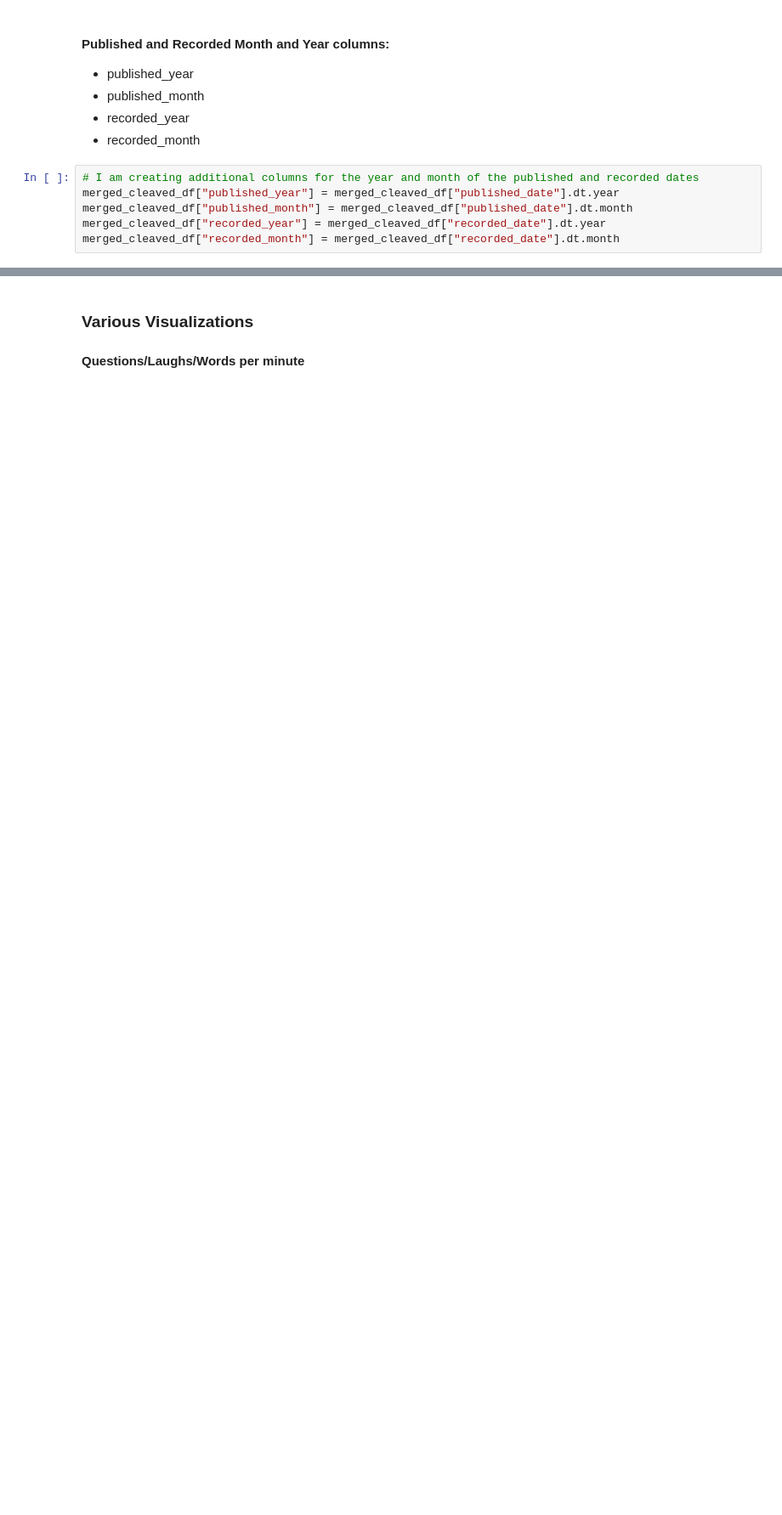
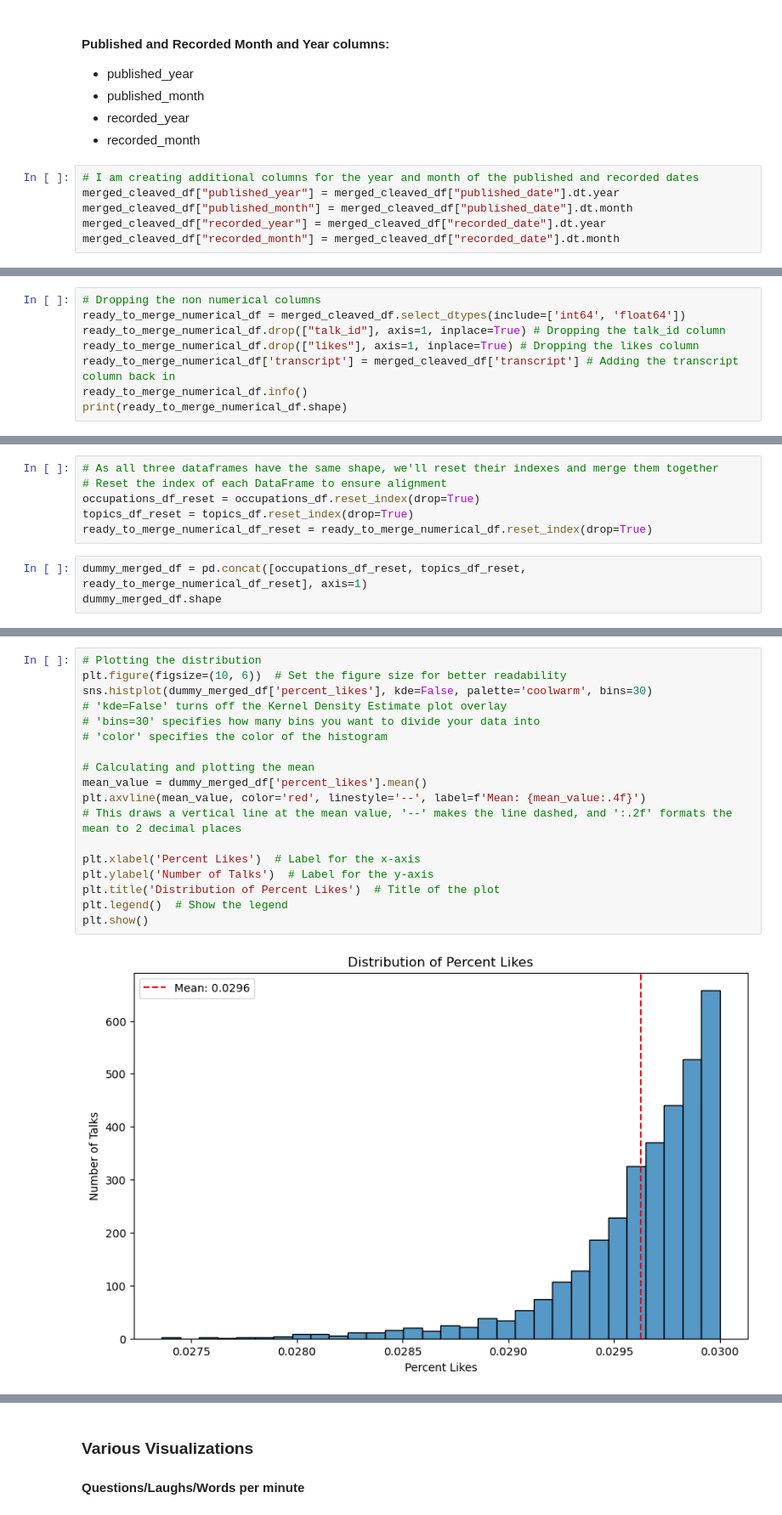
Before and after one commit to drewe4point0/Capstone-Quantifying-Good-Speeches-, a Jupyter notebook: Notebooks/Ted Dataset (with Transcripts).ipynb, the cells around one changed output, grey strips where cells are left out. Shown at 85% size. Cells and saved outputs as stored; diff of their text form; blank space fills up the shorter version.

```diff
--- a/Notebooks/Ted Dataset (with Transcripts).ipynb
+++ b/Notebooks/Ted Dataset (with Transcripts).ipynb
@@ -897,0 +865,8 @@ merged_cleaved_df["recorded_month"] = merged_cleaved_df["recorded_date"].dt.mont
+# %%
+# Dropping the non numerical columns
+ready_to_merge_numerical_df = merged_cleaved_df.select_dtypes(include=['int64', 'float64'])
+ready_to_merge_numerical_df.drop(["talk_id"], axis=1, inplace=True) # Dropping the talk_id column
+ready_to_merge_numerical_df.drop(["likes"], axis=1, inplace=True) # Dropping the likes column
+ready_to_merge_numerical_df['transcript'] = merged_cleaved_df['transcript'] # Adding the transcript column back in
+ready_to_merge_numerical_df.info()
+print(ready_to_merge_numerical_df.shape)
@@ -897,0 +902,9 @@ merged_cleaved_df["recorded_month"] = merged_cleaved_df["recorded_date"].dt.mont
+# %%
+# As all three dataframes have the same shape, we'll reset their indexes and merge them together
+# Reset the index of each DataFrame to ensure alignment
+occupations_df_reset = occupations_df.reset_index(drop=True)
+topics_df_reset = topics_df.reset_index(drop=True)
+ready_to_merge_numerical_df_reset = ready_to_merge_numerical_df.reset_index(drop=True)
+# %%
+dummy_merged_df = pd.concat([occupations_df_reset, topics_df_reset, ready_to_merge_numerical_df_reset], axis=1)
+dummy_merged_df.shape
@@ -897,0 +919,20 @@ merged_cleaved_df["recorded_month"] = merged_cleaved_df["recorded_date"].dt.mont
+# %%
+# Plotting the distribution
+plt.figure(figsize=(10, 6))  # Set the figure size for better readability
+sns.histplot(dummy_merged_df['percent_likes'], kde=False, palette='coolwarm', bins=30)
+# 'kde=False' turns off the Kernel Density Estimate plot overlay
+# 'bins=30' specifies how many bins you want to divide your data into
+# 'color' specifies the color of the histogram
+
+# Calculating and plotting the mean
+mean_value = dummy_merged_df['percent_likes'].mean()
+plt.axvline(mean_value, color='red', linestyle='--', label=f'Mean: {mean_value:.4f}')
+# This draws a vertical line at the mean value, '--' makes the line dashed, and ':.2f' formats the mean to 2 decimal places
+
+plt.xlabel('Percent Likes')  # Label for the x-axis
+plt.ylabel('Number of Talks')  # Label for the y-axis
+plt.title('Distribution of Percent Likes')  # Title of the plot
+plt.legend()  # Show the legend
+plt.show()
+# %% [output]
+[figure, added]
```
Also changed, not shown: parts of 246 cells of this notebook.
